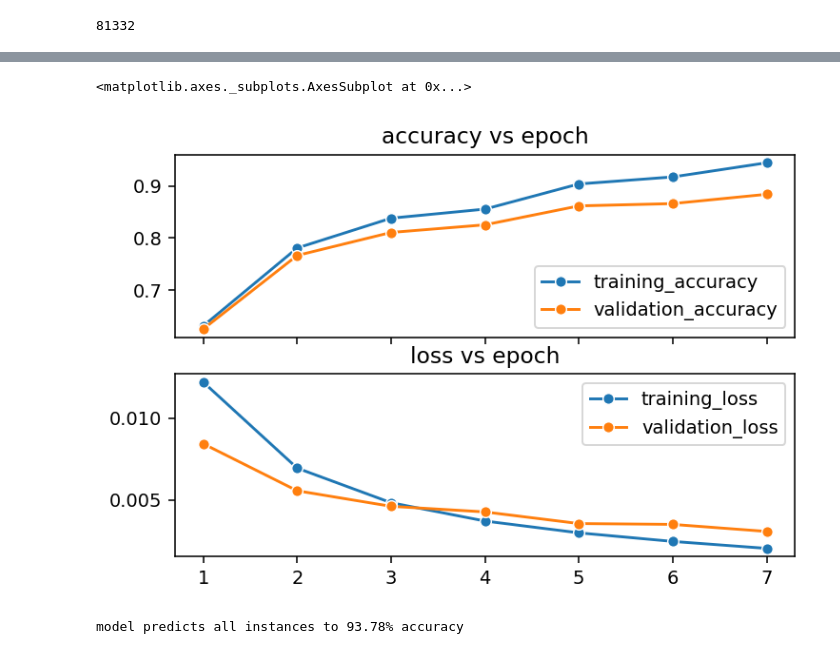
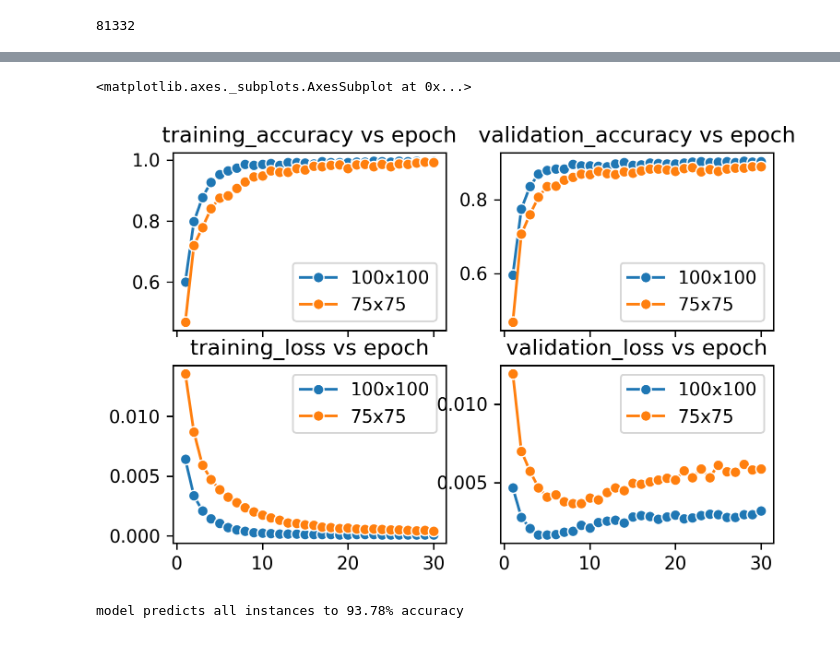
Before and after one commit to Oreolorun/Image-Recognition, a Jupyter notebook: CarTypeImageRegcognition.ipynb, the cells around one changed output, grey strips where cells are left out. Drawn from its saved outputs; the diff is of its cells as text; code cells hidden in the pictures.

Commit message:
trained on higher resolution images and compared results

```diff
--- a/CarTypeImageRegcognition.ipynb
+++ b/CarTypeImageRegcognition.ipynb
@@ -304,20 +315,32 @@ metrics_log = np.load('metrics_log_custom_model.npy', allow_pickle=True)
+# %%
+metrics_100x100 = np.load('gdrive/My Drive/Neural Networks/Model_Metric_Logs/CarType100x100_30epochs.npy', allow_pickle=True)
+metrics_75x75 = np.load('gdrive/My Drive/Neural Networks/Model_Metric_Logs/CarType75x75_30epochs.npy', allow_pickle=True)
 # %%
 #  visualising metrics
-figure, axes = plt.subplots(2,1, dpi=140, sharex=True)
-axes[0].set_title('accuracy vs epoch')
+figure, axes = plt.subplots(2,2, dpi=280, sharex=True)
+axes[0,0].set_title('training_accuracy vs epoch')
+axes[0,1].set_title('validation_accuracy vs epoch')
+axes[1,0].set_title('training_loss vs epoch')
+axes[1,1].set_title('validation_loss vs epoch')
 #axes[0].ylabel('accuracy')
-axes[1].set_title('loss vs epoch')
+#axes[1].set_title('loss vs epoch')
 #axes[1].ylabel('loss')
 #axes[1].xlabel('epoch')
 
-sns.lineplot(x=metrics_log[:,0], y=metrics_log[:,2], marker='o', label='training_accuracy', ax=axes[0])
-sns.lineplot(x=metrics_log[:,0], y=metrics_log[:,4], marker='o', label='validation_accuracy', ax=axes[0])
+sns.lineplot(x=metrics_100x100[:,0], y=metrics_100x100[:,2], marker='o', label='100x100', ax=axes[0,0])
+sns.lineplot(x=metrics_75x75[:,0], y=metrics_75x75[:,2], marker='o', label='75x75', ax=axes[0,0])
 
-sns.lineplot(x=metrics_log[:,0], y=metrics_log[:,1], marker='o', label='training_loss', ax=axes[1])
-sns.lineplot(x=metrics_log[:,0], y=metrics_log[:,3], marker='o', label='validation_loss', ax=axes[1])
+sns.lineplot(x=metrics_100x100[:,0], y=metrics_100x100[:,4], marker='o', label='100x100', ax=axes[0,1])
+sns.lineplot(x=metrics_75x75[:,0], y=metrics_75x75[:,4], marker='o', label='75x75', ax=axes[0,1])
+
+sns.lineplot(x=metrics_100x100[:,0], y=metrics_100x100[:,1], marker='o', label='100x100', ax=axes[1,0])
+sns.lineplot(x=metrics_75x75[:,0], y=metrics_75x75[:,1], marker='o', label='75x75', ax=axes[1,0])
+
+sns.lineplot(x=metrics_100x100[:,0], y=metrics_100x100[:,3], marker='o', label='100x100', ax=axes[1,1])
+sns.lineplot(x=metrics_75x75[:,0], y=metrics_75x75[:,3], marker='o', label='75x75', ax=axes[1,1])
 # %% [output]
 <matplotlib.axes._subplots.AxesSubplot at 0x...>
-[figure, old version]
+[figure, new version]
 # %%
 #  deriving test accuracy
 accuracy(model, test_dl, verbose=True)
```
Also changed, not shown: parts of 8 cells of this notebook.
